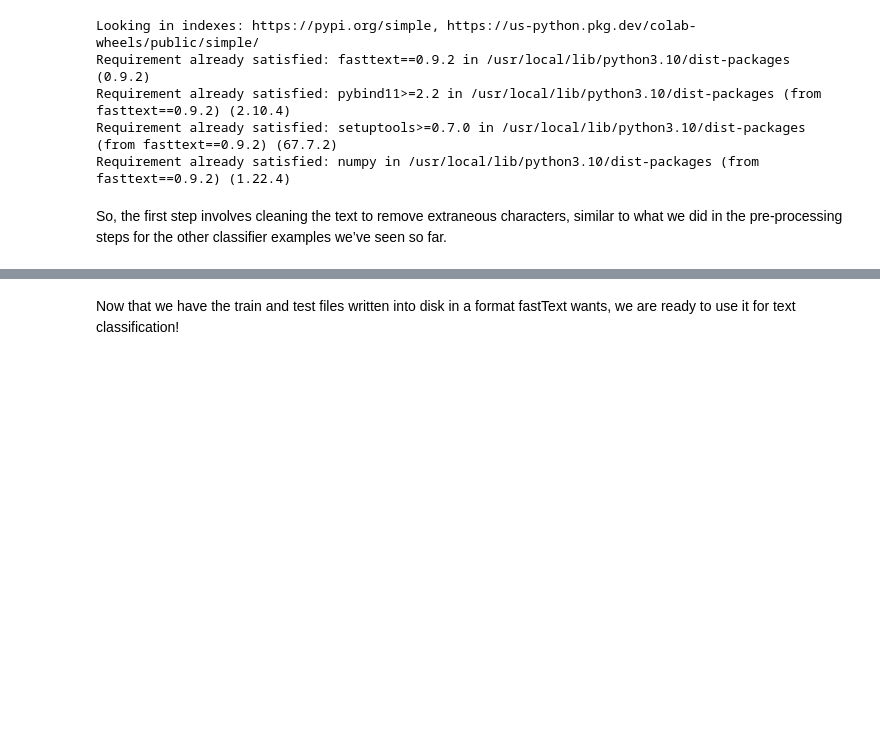
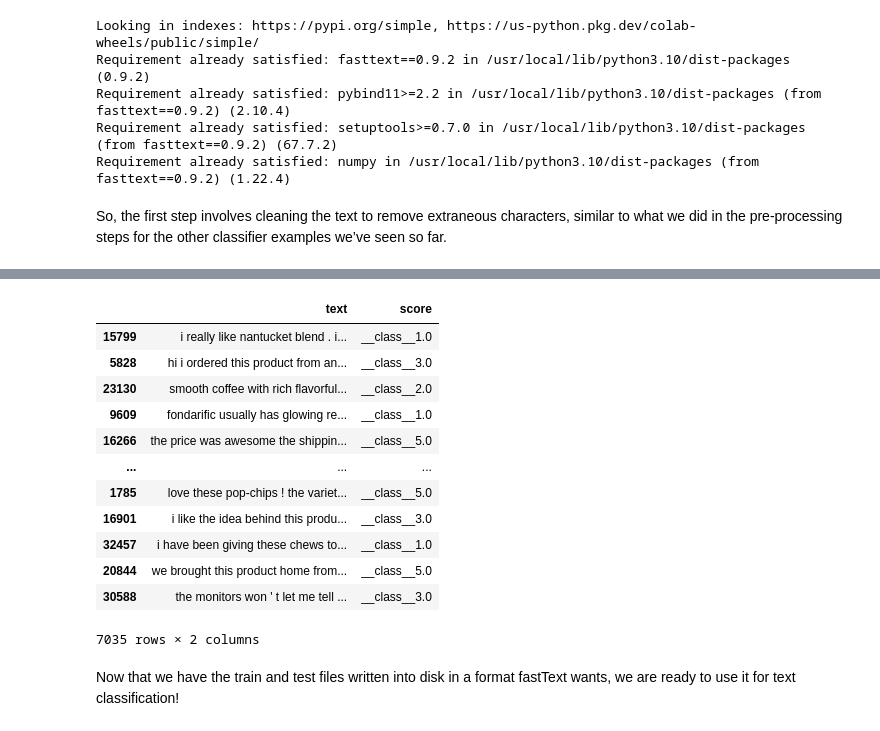
Before and after one commit to MarioAvolio/Amazon-Fine-Foods-reviews-Transformers-Text-Classification, a Jupyter notebook: Text_Classification_Amazon_Fine_Food.ipynb, the cells around one changed output, grey strips where cells are left out. Drawn from its saved outputs; the diff is of its cells as text; code cells hidden in the pictures; blank space fills up the shorter version.

```diff
--- a/Text_Classification_Amazon_Fine_Food.ipynb
+++ b/Text_Classification_Amazon_Fine_Food.ipynb
@@ -526,5 +541,20 @@ df_train_cleaned = clean_df(df_train, True, True)
 # %%
 df_test_cleaned = clean_df(df_test, True, True)
+df_test_cleaned
+# %% [output]
+|  | text | score |
+| 15799 | i really like nantucket blend . i... | __class__1.0 |
+| 5828 | hi i ordered this product from an... | __class__3.0 |
+| 23130 | smooth coffee with rich flavorful... | __class__2.0 |
+| 9609 | fondarific usually has glowing re... | __class__1.0 |
+| 16266 | the price was awesome the shippin... | __class__5.0 |
+| ... | ... | ... |
+| 1785 | love these pop-chips ! the variet... | __class__5.0 |
+| 16901 | i like the idea behind this produ... | __class__3.0 |
+| 32457 | i have been giving these chews to... | __class__1.0 |
+| 20844 | we brought this product home from... | __class__5.0 |
+| 30588 | the monitors won ' t let me tell ... | __class__3.0 |
+7035 rows × 2 columns
 # %%
 # Write files to disk as fastText classifier API reads files from disk.
 train_file = PATH_PROJ + '/fasttext_train.csv'
```
Also changed, not shown: parts of 1 cell of this notebook.
